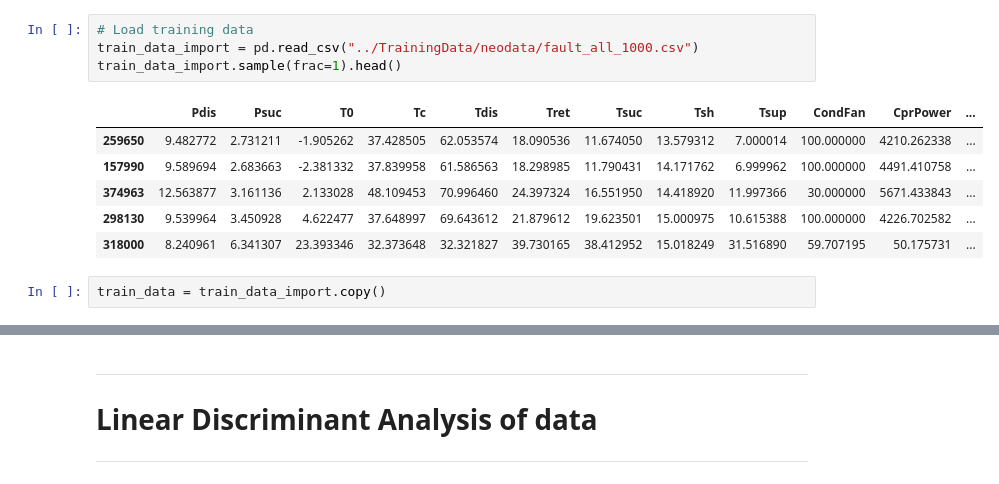
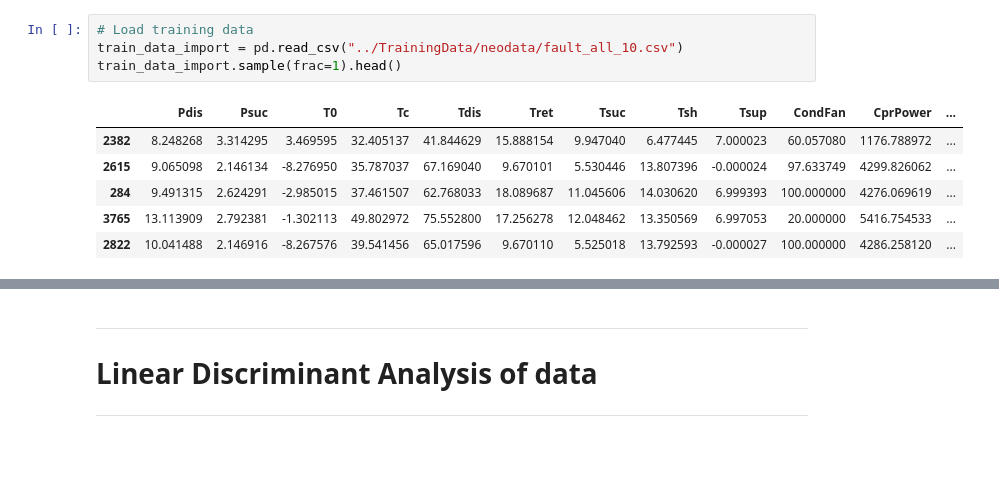
Before and after one commit to peterkrull/p7-ml-refrigeration-fault-detection, a Jupyter notebook: Python/testing_lda.ipynb, the cells around one changed output, grey strips where cells are left out. Drawn from its saved outputs; the diff is of its cells as text; blank space fills up the shorter version.

```diff
--- a/Python/testing_lda.ipynb
+++ b/Python/testing_lda.ipynb
@@ -11,13 +8,11 @@ The autoreload extension is already loaded. To reload it, use:
 # %%
 # Load training data
-train_data_import = pd.read_csv("../TrainingData/neodata/fault_all_1000.csv")
+train_data_import = pd.read_csv("../TrainingData/neodata/fault_all_10.csv")
 train_data_import.sample(frac=1).head()
 # %% [output]
 |  | Pdis | Psuc | T0 | Tc | Tdis | Tret | Tsuc | Tsh | Tsup | CondFan | CprPower | ... |
-| 259650 | 9.482772 | 2.731211 | -1.905262 | 37.428505 | 62.053574 | 18.090536 | 11.674050 | 13.579312 | 7.000014 | 100.000000 | 4210.262338 | ... |
-| 157990 | 9.589694 | 2.683663 | -2.381332 | 37.839958 | 61.586563 | 18.298985 | 11.790431 | 14.171762 | 6.999962 | 100.000000 | 4491.410758 | ... |
-| 374963 | 12.563877 | 3.161136 | 2.133028 | 48.109453 | 70.996460 | 24.397324 | 16.551950 | 14.418920 | 11.997366 | 30.000000 | 5671.433843 | ... |
-| 298130 | 9.539964 | 3.450928 | 4.622477 | 37.648997 | 69.643612 | 21.879612 | 19.623501 | 15.000975 | 10.615388 | 100.000000 | 4226.702582 | ... |
-| 318000 | 8.240961 | 6.341307 | 23.393346 | 32.373648 | 32.321827 | 39.730165 | 38.412952 | 15.018249 | 31.516890 | 59.707195 | 50.175731 | ... |
+| 2382 | 8.248268 | 3.314295 | 3.469595 | 32.405137 | 41.844629 | 15.888154 | 9.947040 | 6.477445 | 7.000023 | 60.057080 | 1176.788972 | ... |
+| 2615 | 9.065098 | 2.146134 | -8.276950 | 35.787037 | 67.169040 | 9.670101 | 5.530446 | 13.807396 | -0.000024 | 97.633749 | 4299.826062 | ... |
+| 284 | 9.491315 | 2.624291 | -2.985015 | 37.461507 | 62.768033 | 18.089687 | 11.045606 | 14.030620 | 6.999393 | 100.000000 | 4276.069619 | ... |
+| 3765 | 13.113909 | 2.792381 | -1.302113 | 49.802972 | 75.552800 | 17.256278 | 12.048462 | 13.350569 | 6.997053 | 20.000000 | 5416.754533 | ... |
+| 2822 | 10.041488 | 2.146916 | -8.267576 | 39.541456 | 65.017596 | 9.670110 | 5.525018 | 13.792593 | -0.000027 | 100.000000 | 4286.258120 | ... |
-# %%
-train_data = train_data_import.copy()
```
Also changed, not shown: parts of 2 cells of this notebook.
